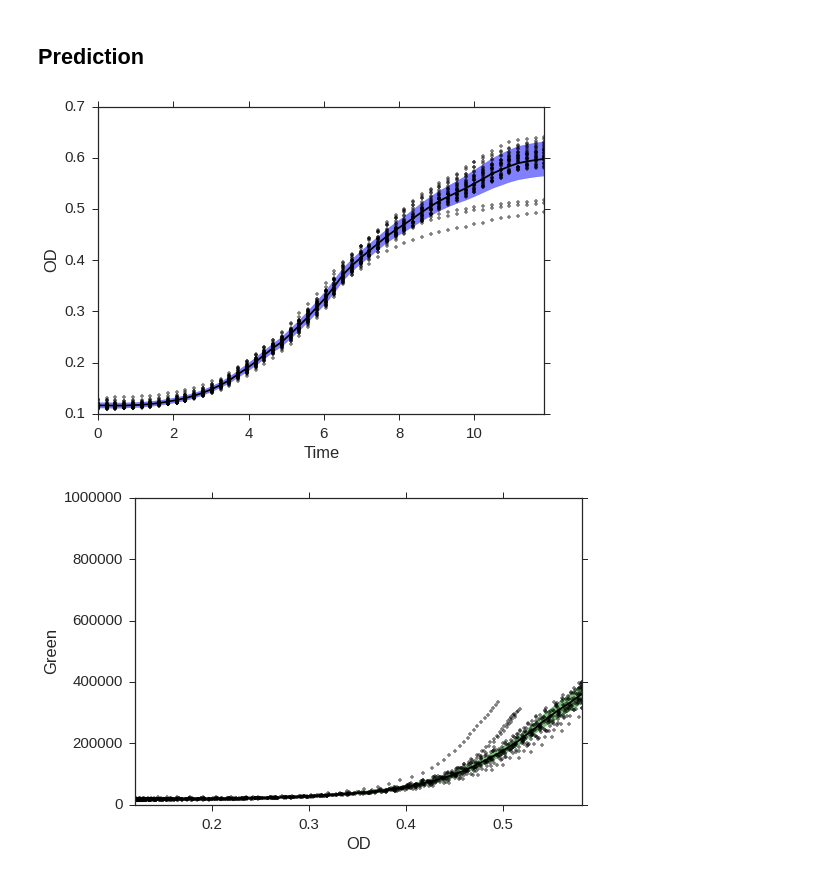
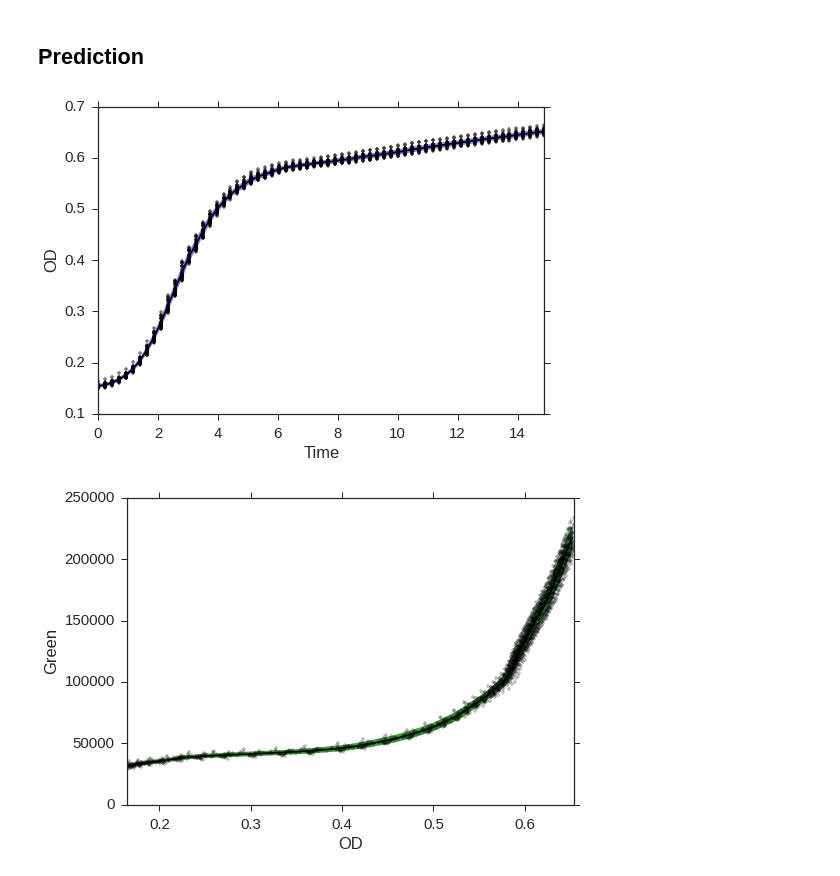
Before and after one commit to yoavram/curveball, a Jupyter notebook: notebooks/B-spline interpolation.ipynb, the cells around one changed output. Drawn from its saved outputs; the diff is of its cells as text; code cells hidden in the pictures.

```diff
--- a/notebooks/B-spline interpolation.ipynb
+++ b/notebooks/B-spline interpolation.ipynb
@@ -10,8 +10,8 @@ Populating the interactive namespace from numpy and matplotlib
 import scipy.interpolate as inter
 import curveball
 # %%
-filename = "/home/yoavram/Google Drive/ex silico/tecan/Yoav_210115.xlsx"
-max_time = 12
+filename = "/home/yoavram/Google Drive/ex silico/tecan/Yoav_160315_double_vol_competition.xlsx"
+max_time = 15
 sheet    = None
 # %%
 maindf = curveball.io.read_tecan_xlsx(filename, ('OD','Green','Red'), max_time=max_time, sheet=sheet)
@@ -61,6 +62,7 @@ ylabel('Green');
 ## Prediction
 # %%
 preddf = maindf[maindf.Number.isin([5,6,7,8])]
+preddf = preddf[(preddf.Number!=7) | (preddf.Letter!='H')]
 #preddf.Green = preddf.Red
 
 predgrp = preddf.groupby(by=u'Cycle Nr.')
@@ -73,15 +75,15 @@ fill_between(predmeangrp.Time_OD, y1=predmeangrp.OD+predstdgrp.OD, y2=predmeangr
 xlabel('Time')
 ylabel('OD');
 # %% [output]
-[figure, old version]
+[figure, new version]
 # %%
-preddf.plot('OD','Green', color='k', marker='.', ls='', alpha=0.5, grid=False, legend=False)
+preddf.plot('OD','Green', color='k', marker='.', ls='', alpha=0.25, grid=False, legend=False)
 plot(predmeangrp.OD, predmeangrp.Green, 'k-')
-fill_between(predmeangrp.OD, y1=predmeangrp.Green+predstdgrp.Green, y2=predmeangrp.Green-predstdgrp.Green, color='g', alpha=0.5);
-ylim(0,1e6)
+fill_between(predmeangrp.OD, y1=predmeangrp.Green+predstdgrp.Green, y2=predmeangrp.Green-predstdgrp.Green,
+             color='g', alpha=0.75);
 ylabel('Green');
 # %% [output]
-[figure, old version]
+[figure, new version]
 # %%
 scatter(preddf.OD, preddf.Green, color='b', marker='o', alpha=0.25)
 scatter(df.OD, df.Green, color='g', marker='o', alpha=0.25)
```
Also changed, not shown: parts of 11 cells of this notebook.
